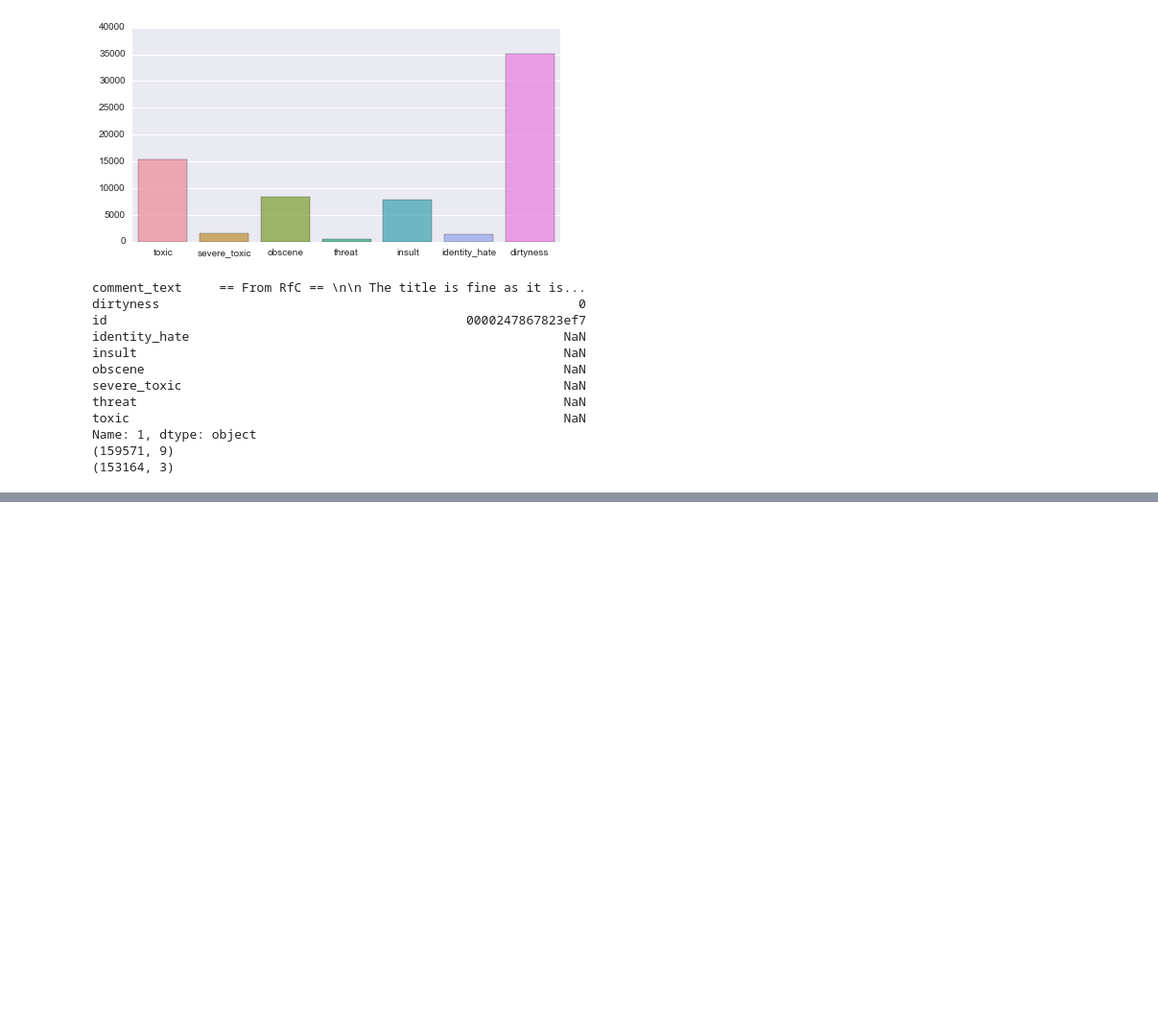
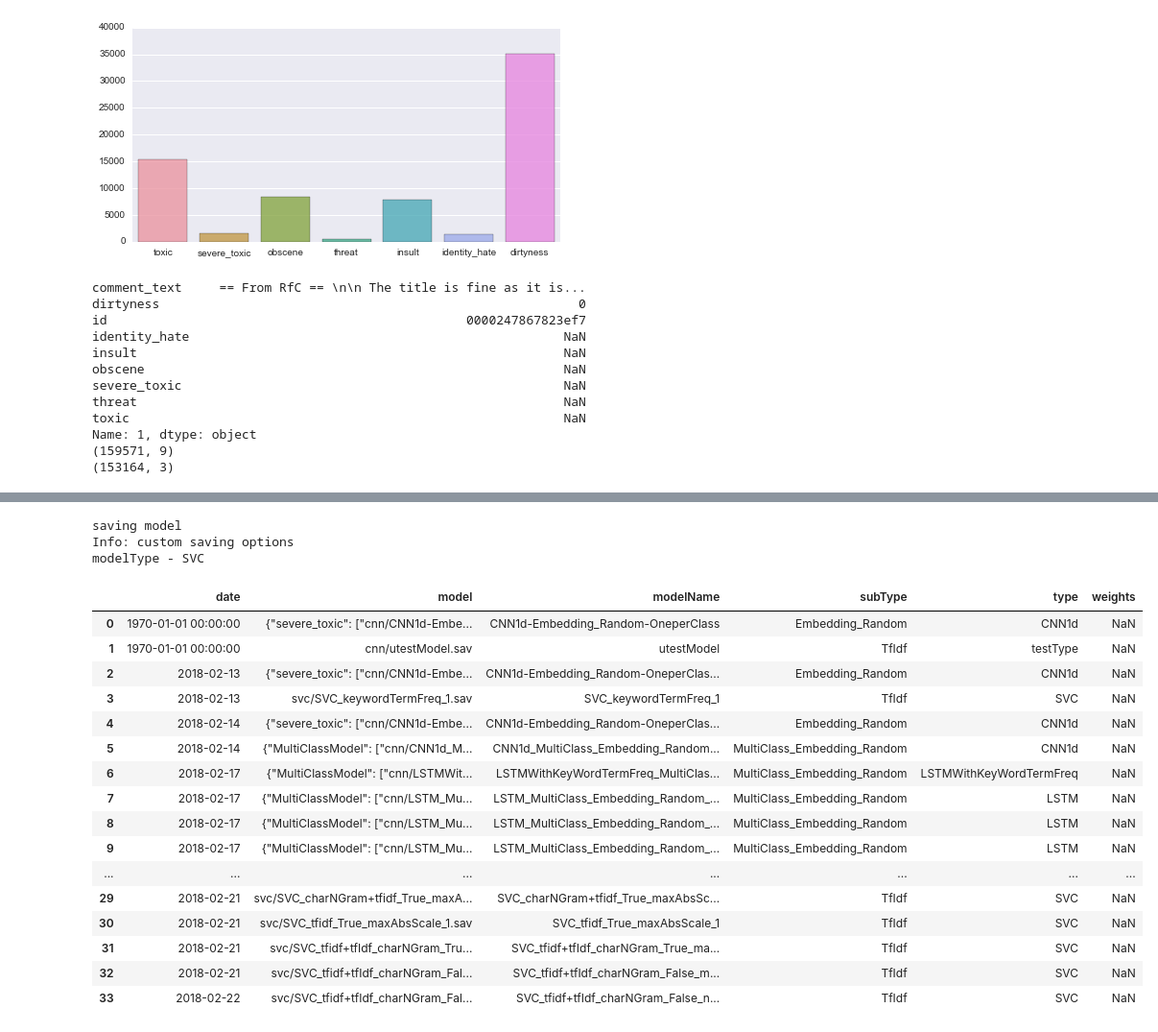
Before and after one commit to PKUGoodSpeed/Kaggle-ToxicClassification, a Jupyter notebook: szhang/notebooks/CountsFeature.ipynb, the cells around one changed output, grey strips where cells are left out. Shown at 96% size. Drawn from its saved outputs; the diff is of its cells as text; code cells hidden in the pictures; blank space fills up the shorter version.

Commit message:
added modelDB to store explored model arch, added more feature extraction methods

```diff
--- a/szhang/notebooks/CountsFeature.ipynb
+++ b/szhang/notebooks/CountsFeature.ipynb
@@ -115,0 +138,8 @@ term_doc = featureEx(FEstrategy)
+# %%
+#concatenate
+
+# for i in term_doc_list:
+#     print(type(i).__name__)
+#     print(i.shape)
+
+term_doc = scipy.sparse.hstack(term_doc_list)
@@ -123,12 +178,12 @@ feature shape = (159571, 689099)
 # %%
 # model factory
-from sklearn.ensemble import RandomForestClassifier
 from sklearn.linear_model import LogisticRegression
 from sklearn.svm import SVC
 
 def buildModel(modelName):
     print("Building model with name {}".format(modelName))
     if modelName == 'rf':
+        from sklearn.ensemble import RandomForestClassifier
         # Random Forest
         #https://www.analyticsvidhya.com/blog/2017/08/introduction-to-multi-label-classification/
         clf =  RandomForestClassifier(
@@ -196,16 +251,34 @@ def buildModel(modelName):
 
         model = {}
         for lc in label_cols:
-            model[lc] = LogisticRegression(penalty="l2", dual=True,
-               tol=0.0001, C=1, fit_intercept=True, intercept_scaling=1, class_weight=None, random_state=32,
-               max_iter=100, verbose=0,
-               warm_start=False, n_jobs=1)
+            model[lc] = LogisticRegression(
+                solver = 'sag'
+              #penalty="l2", dual=True,
+              #tol=0.0001, C=1, fit_intercept=True, intercept_scaling=1, class_weight=None, random_state=32,
+              # max_iter=100, verbose=0,
+              # warm_start=False, n_jobs=1
+            )
 
 #             svm_dict[lc] = SVC(C=1.0, kernel="poly", degree=2, gamma="auto",
 #                                coef0=0.0, shrinking=True, probability=True,
 #                                tol=0.001, cache_size=200, class_weight=None,
 #                                verbose=False, max_iter=-1, random_state=32)
 
+    elif modelName == 'xgb':
+        from xgboost import XGBClassifier
+        model = {}
+        for lc in label_cols:
+            model[lc] =  XGBClassifier (eta=0.3,min_child_weight=6,
+                                        depth=100,num_round=10,threads=8)
+#             XGBClassifier(max_depth=3, learning_rate=0.1,
+#                           n_estimators=100, silent=True,
+#                           objective='binary:logistic',
+#                           booster='gbtree', n_jobs=1,
+#                           nthread=None, gamma=0, min_child_weight=1,
+#                           max_delta_step=0, subsample=1,
+#                           colsample_bytree=1, colsample_bylevel=1, reg_alpha=0,
+#                           reg_lambda=1, scale_pos_weight=1, base_score=0.5,
+#                           random_state=0, seed=None, missing=None, **kwargs)
     else:
         raise ValueError('undefined model name')
 
@@ -277,7 +351,7 @@ if type(model).__name__ == 'dict':
                                                                trn_term_doc, train[lc], train, test)
         print(trn_weights)
 
-        evaluate_features(trn_term_doc_re, label_re, model[lc], trn_weights = trn_weights)
+        #evaluate_features(trn_term_doc_re, label_re, model[lc], trn_weights = trn_weights)
 
         model[lc].fit(trn_term_doc_re, label_re)
 else:
@@ -286,6 +360,6 @@ else:
                                                                trn_term_doc, train[lc], train, test)
     print(trn_weights)
 
-    evaluate_features(trn_term_doc_re, label_re, model, trn_weights = trn_weights)
+    #evaluate_features(trn_term_doc_re, label_re, model, trn_weights = trn_weights)
 
     model.fit(trn_term_doc_re, label_re)
@@ -447,5 +454,5 @@ class TrainedModelSVC(TrainedModel):
         return self
 
 
-mySVC = TrainedModelSVC(svm_dict)
+mySVC = TrainedModelSVC(model)
 dfres = mySVC.predict(test_term_doc, testid = test['id'])
@@ -476,6 +497,27 @@ dfres.to_csv('../submission/submission_'+'_'.join([modelName, FEstrategy, str(re
 # %%
 #model persist
 mdDB = pd.read_pickle("../modelDB/modelMetaDB.pkl")
-mdDB = mySVC.save(mdDB, '_'.join([modelName, FEstrategy, str(reSample), str(runNumber)]), 'svc/', modelType = modelName)
+mdDB = mySVC.save(mdDB, modelNameKey, 'svc/', modelType = modelName)
 #display(mdDB)
 mdDB.to_pickle("../modelDB/modelMetaDB.pkl")
+# %% [output]
+saving model
+Info: custom saving options
+modelType - SVC
+|  | date | model | modelName | subType | type | weights |
+| 0 | 1970-01-01 00:00:00 | {"severe_toxic": ["cnn/CNN1d-Embe... | CNN1d-Embedding_Random-OneperClass | Embedding_Random | CNN1d | NaN |
+| 1 | 1970-01-01 00:00:00 | cnn/utestModel.sav | utestModel | TfIdf | testType | NaN |
+| 2 | 2018-02-13 | {"severe_toxic": ["cnn/CNN1d-Embe... | CNN1d-Embedding_Random-OneperClas... | Embedding_Random | CNN1d | NaN |
+| 3 | 2018-02-13 | svc/SVC_keywordTermFreq_1.sav | SVC_keywordTermFreq_1 | TfIdf | SVC | NaN |
+| 4 | 2018-02-14 | {"severe_toxic": ["cnn/CNN1d-Embe... | CNN1d-Embedding_Random-OneperClas... | Embedding_Random | CNN1d | NaN |
+| 5 | 2018-02-14 | {"MultiClassModel": ["cnn/CNN1d_M... | CNN1d_MultiClass_Embedding_Random... | MultiClass_Embedding_Random | CNN1d | NaN |
+| 6 | 2018-02-17 | {"MultiClassModel": ["cnn/LSTMWit... | LSTMWithKeyWordTermFreq_MultiClas... | MultiClass_Embedding_Random | LSTMWithKeyWordTermFreq | NaN |
+| 7 | 2018-02-17 | {"MultiClassModel": ["cnn/LSTM_Mu... | LSTM_MultiClass_Embedding_Random_... | MultiClass_Embedding_Random | LSTM | NaN |
+| 8 | 2018-02-17 | {"MultiClassModel": ["cnn/LSTM_Mu... | LSTM_MultiClass_Embedding_Random_... | MultiClass_Embedding_Random | LSTM | NaN |
+| 9 | 2018-02-17 | {"MultiClassModel": ["cnn/LSTM_Mu... | LSTM_MultiClass_Embedding_Random_... | MultiClass_Embedding_Random | LSTM | NaN |
+| ... | ... | ... | ... | ... | ... | ... |
+| 29 | 2018-02-21 | svc/SVC_charNGram+tfidf_True_maxA... | SVC_charNGram+tfidf_True_maxAbsSc... | TfIdf | SVC | NaN |
+| 30 | 2018-02-21 | svc/SVC_tfidf_True_maxAbsScale_1.sav | SVC_tfidf_True_maxAbsScale_1 | TfIdf | SVC | NaN |
+| 31 | 2018-02-21 | svc/SVC_tfidf+tfIdf_charNGram_Tru... | SVC_tfidf+tfIdf_charNGram_True_ma... | TfIdf | SVC | NaN |
+| 32 | 2018-02-21 | svc/SVC_tfidf+tfIdf_charNGram_Fal... | SVC_tfidf+tfIdf_charNGram_False_m... | TfIdf | SVC | NaN |
+| 33 | 2018-02-22 | svc/SVC_tfidf+tfIdf_charNGram_Fal... | SVC_tfidf+tfIdf_charNGram_False_n... | TfIdf | SVC | NaN |
```
Also changed, not shown: parts of 14 cells of this notebook, 5 other files.
